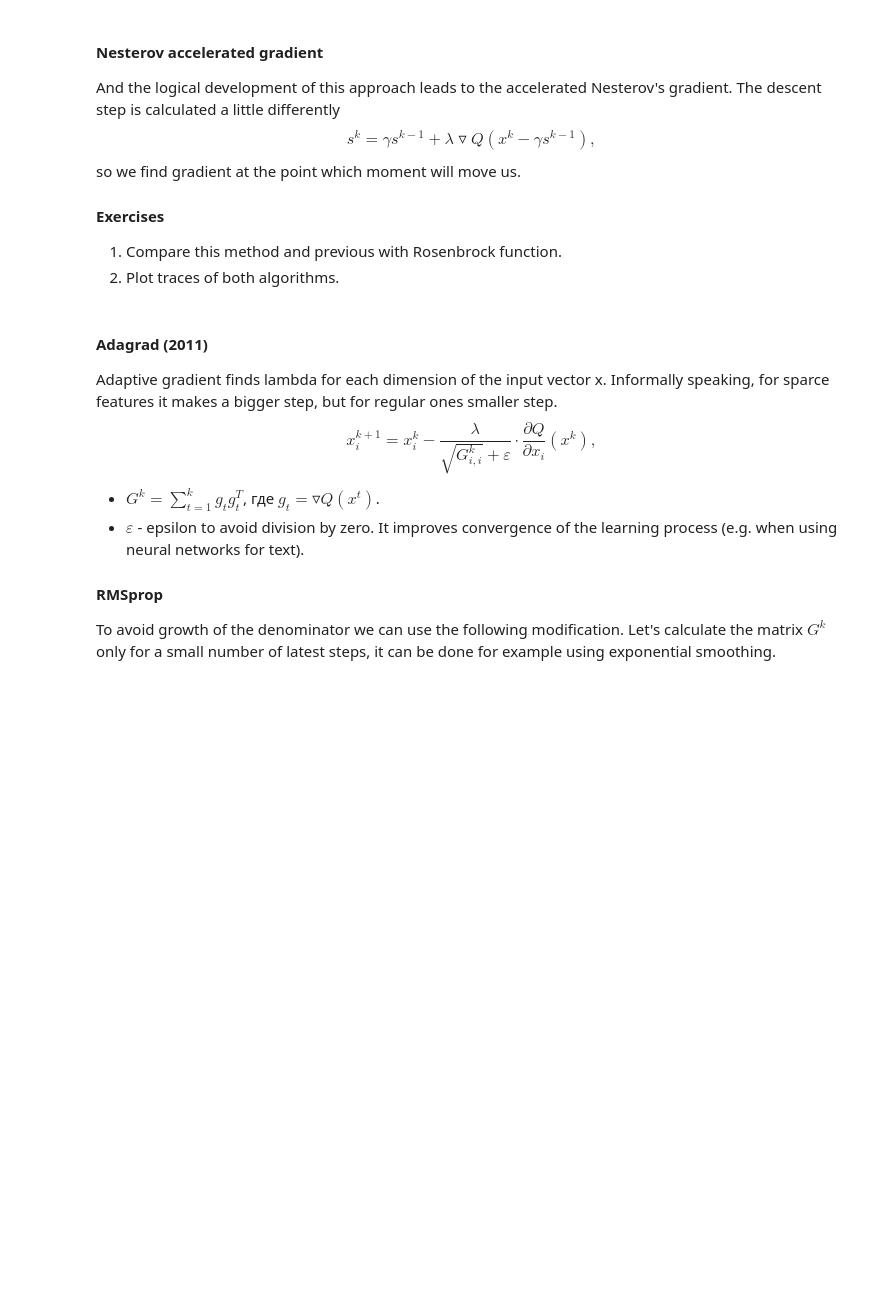
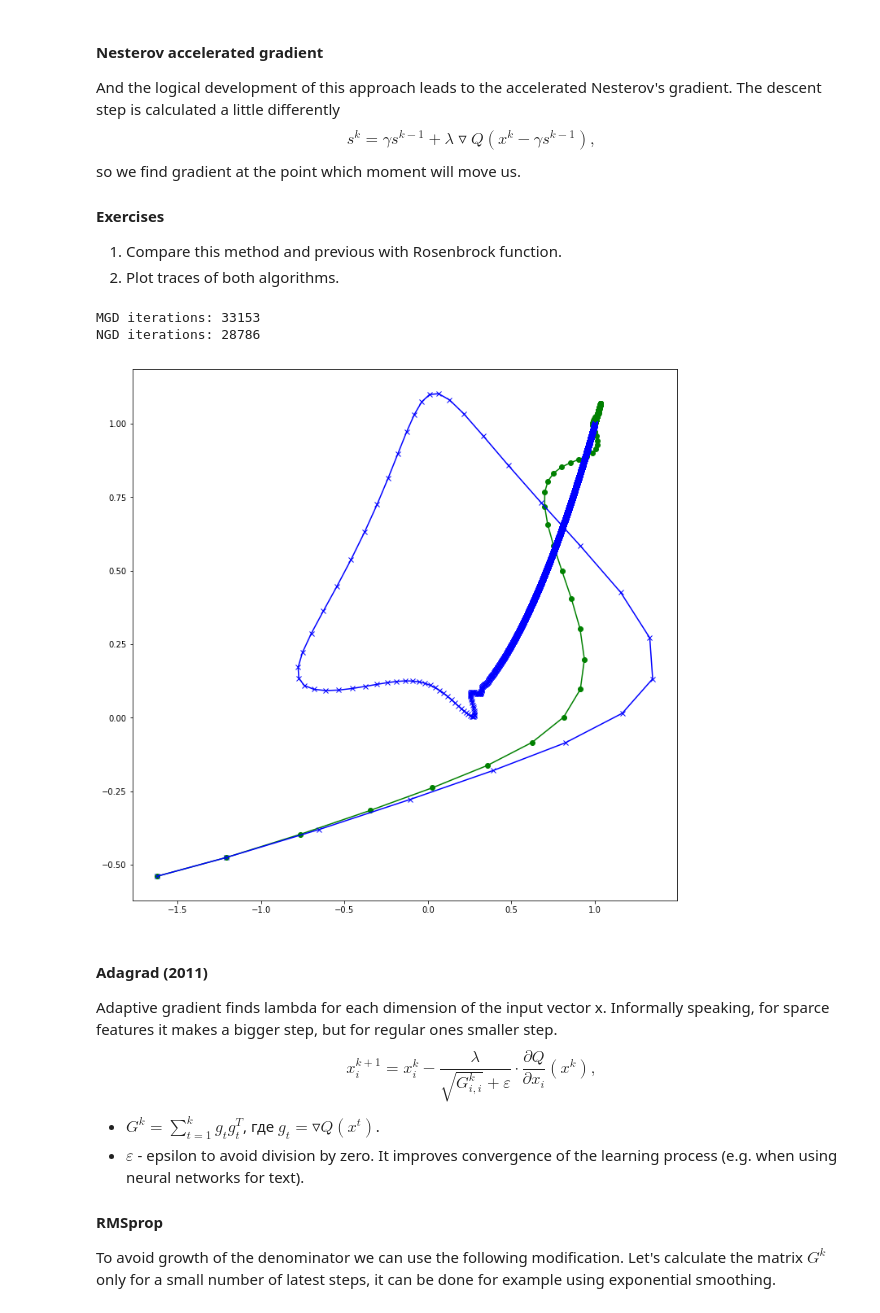
Before and after one commit to dgradoboev/Sonia, a Jupyter notebook: labs/lab-1.ipynb, the cells around one changed output. Cells and saved outputs as stored; diff of their text form; code cells hidden in the pictures; blank space fills up the shorter version.

```diff
--- a/labs/lab-1.ipynb
+++ b/labs/lab-1.ipynb
@@ -747,6 +747,72 @@ so we find gradient at the point which moment will move us.
 #### Еxercises
 1. Compare this method and previous with Rosenbrock function.
 2. Plot traces of both algorithms.
+# %%
+firstX = random.random() * 4 - 2
+firstY = random.random() * 4 - 2
+
+curX = firstX
+curY = firstY
+
+traceMGD = [[curX, curY]]
+
+eps = 1
+counterMGD = 0
+s = [0, 0]
+
+while (eps > 10**(-10)):
+    counterMGD += 1
+    Lambda = 0.0001
+    gamma = 0.9
+    s[0] = gamma * s[0] + Lambda*(-4*(1 - curX + 200*curX*curY-200*curX**3))
+    s[1] = gamma * s[1] + Lambda*(200*(curY - curX**2))
+    nextX = curX - s[0]
+    nextY = curY - s[1]
+    eps = ((curX - nextX)**2 + (curY - nextY)**2)**0.5
+    curX = nextX
+    curY = nextY
+    traceMGD.append([curX, curY])
+
+curX = firstX
+curY = firstY
+
+traceNGD = [[curX, curY]]
+
+eps = 1
+counterNGD = 0
+s = [0, 0]
+
+def dQ(x, y):
+    return (-4*(1 - x + 200*x*y-200*x**3)), (200*(y - x**2))
+
+while (eps > 10**(-10)):
+    counterNGD += 1
+    Lambda = 0.0001
+    gamma = 0.9
+    gr = dQ(curX - gamma*s[0], curY - gamma*s[1])
+    s[0] = gamma * s[0] + Lambda*gr[0]
+    s[1] = gamma * s[1] + Lambda*gr[1]
+    nextX = curX - s[0]
+    nextY = curY - s[1]
+    eps = ((curX - nextX)**2 + (curY - nextY)**2)**0.5
+    curX = nextX
+    curY = nextY
+    traceNGD.append([curX, curY])
+
+print("MGD iterations:", counterMGD)
+print("NGD iterations:", counterNGD)
+plt.figure(figsize=(12,12))
+traceNGD = np.array(traceNGD)
+plt.plot(traceNGD[:, 0], traceNGD[:, 1], "g")
+plt.plot(traceNGD[:, 0], traceNGD[:, 1], "go")
+traceMGD = np.array(traceMGD)
+plt.plot(traceMGD[:, 0], traceMGD[:, 1], "b")
+plt.plot(traceMGD[:, 0], traceMGD[:, 1], "bx")
+plt.show()
+# %% [output]
+MGD iterations: 33153
+NGD iterations: 28786
+[figure, added]
 # %% [markdown]
 #### Adagrad (2011)
 Adaptive gradient finds lambda for each dimension of the input vector x. Informally speaking, for sparce features it makes a bigger step, but for regular ones smaller step.
```
